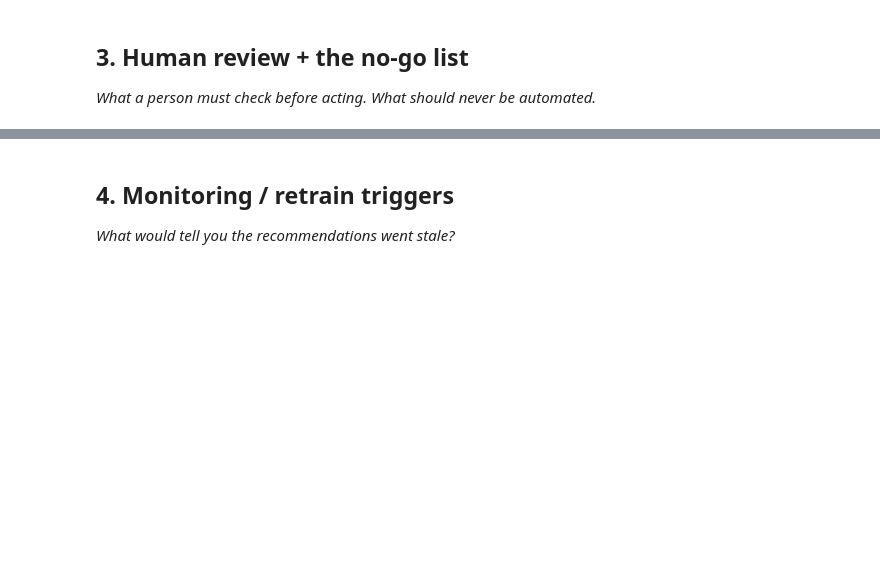
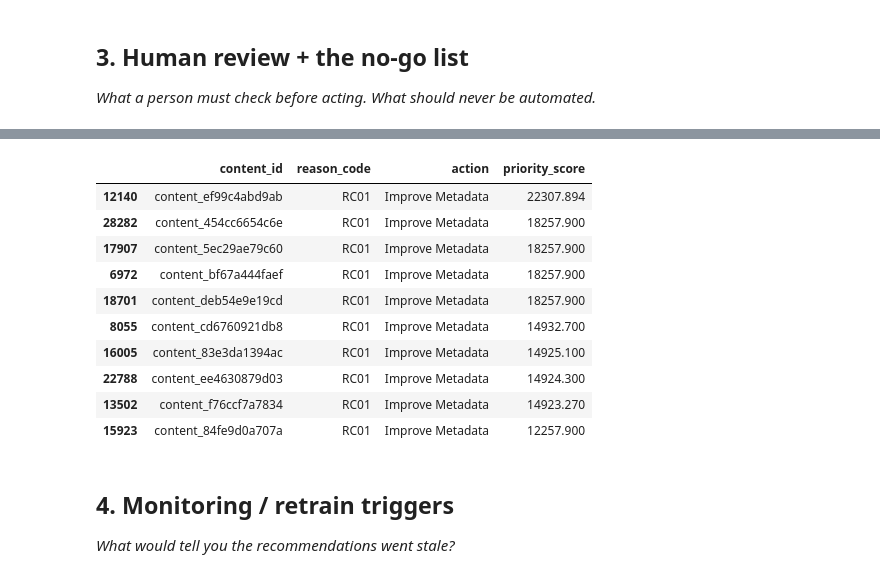
Before and after one commit to lthendral10/flyrank-ml-internship, a Jupyter notebook: work/notebooks/w07_action_playbook.ipynb, the cells around one changed output, grey strips where cells are left out. Drawn from its saved outputs; the diff is of its cells as text; code cells hidden in the pictures; blank space fills up the shorter version.

```diff
--- a/work/notebooks/w07_action_playbook.ipynb
+++ b/work/notebooks/w07_action_playbook.ipynb
@@ -30,3 +158,24 @@ This skeleton is yours to fill. Work the sections **in order** — each one has
+# %%
+review_sample = queue[[
+    "content_id",
+    "reason_code",
+    "action",
+    "priority_score"
+]].head(10)
+
+review_sample
+# %% [output]
+|  | content_id | reason_code | action | priority_score |
+| 12140 | content_ef99c4abd9ab | RC01 | Improve Metadata | 22307.894 |
+| 28282 | content_454cc6654c6e | RC01 | Improve Metadata | 18257.900 |
+| 17907 | content_5ec29ae79c60 | RC01 | Improve Metadata | 18257.900 |
+| 6972 | content_bf67a444faef | RC01 | Improve Metadata | 18257.900 |
+| 18701 | content_deb54e9e19cd | RC01 | Improve Metadata | 18257.900 |
+| 8055 | content_cd6760921db8 | RC01 | Improve Metadata | 14932.700 |
+| 16005 | content_83e3da1394ac | RC01 | Improve Metadata | 14925.100 |
+| 22788 | content_ee4630879d03 | RC01 | Improve Metadata | 14924.300 |
+| 13502 | content_f76ccf7a7834 | RC01 | Improve Metadata | 14923.270 |
+| 15923 | content_84fe9d0a707a | RC01 | Improve Metadata | 12257.900 |
 # %% [markdown]
 ## 4. Monitoring / retrain triggers
 
```
Also changed, not shown: parts of 10 cells of this notebook.
